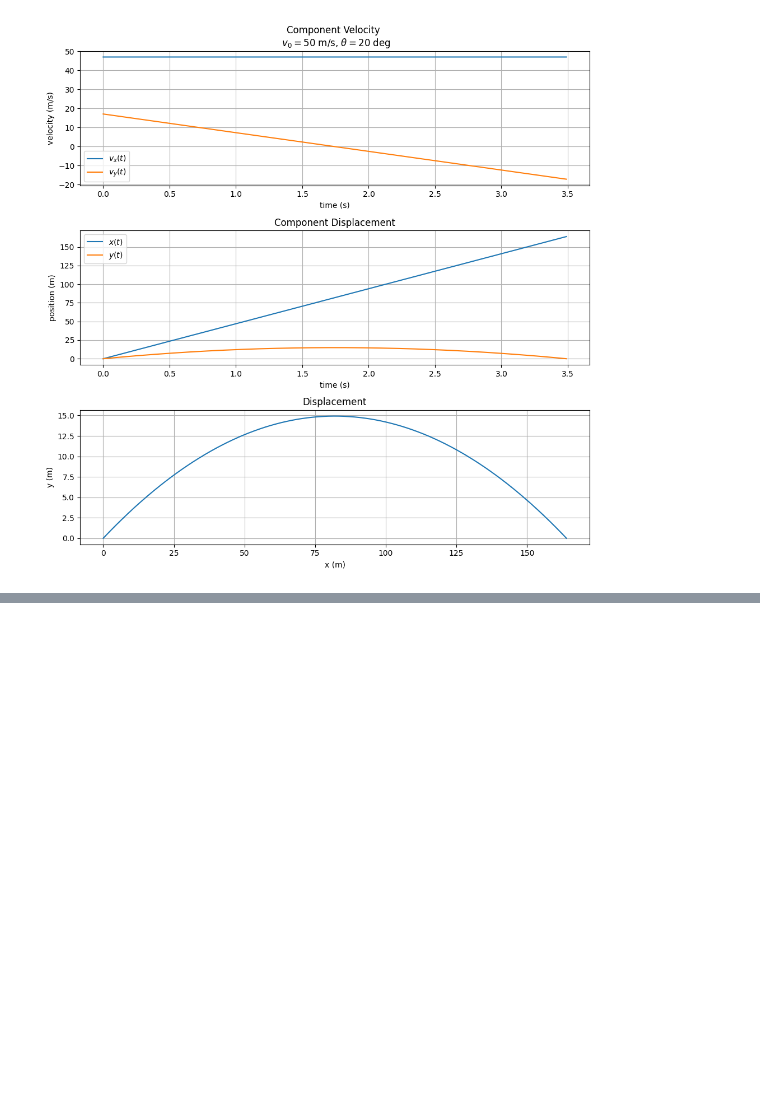
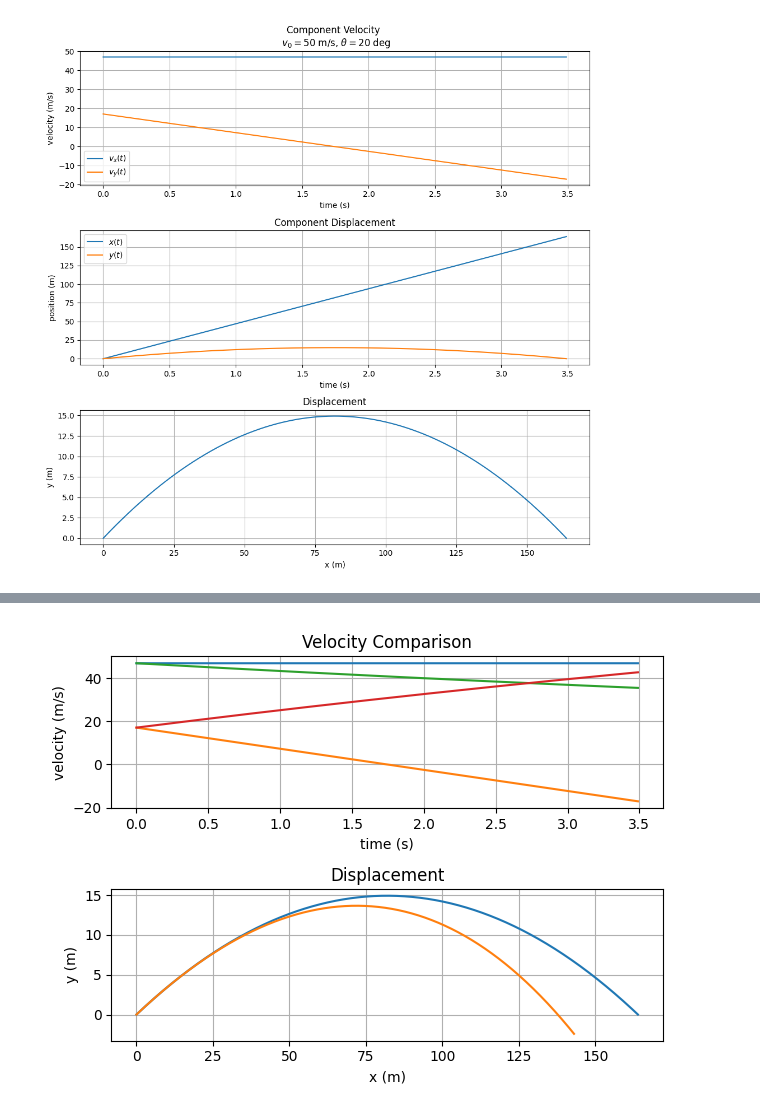
Before and after one commit to lubar1317/lessons-from-lu, a Jupyter notebook: mechanics-simulations/projectiles/analyzing_projectiles.ipynb, the cells around one changed output, grey strips where cells are left out. Drawn from its saved outputs; the diff is of its cells as text; code cells hidden in the pictures; blank space fills up the shorter version.

Commit message:
finished basics for linear drag

```diff
--- a/mechanics-simulations/projectiles/analyzing_projectiles.ipynb
+++ b/mechanics-simulations/projectiles/analyzing_projectiles.ipynb
@@ -139,0 +156,76 @@ v_y(t)
+# %%
+"""
+In this cell, I will plot the trajectories of the dragless and
+linear drag projectiles side by side in order to compare their
+behavior
+"""
+#define important variables
+g = 9.8 #m/s2 --> gravity
+m = .002 #kg --> mass of projectile
+theta = 20 # degrees, function will later convert to radians
+
+#initial positions
+x0 = 0 #m
+y0 = 0 #m
+v0 = 50 #initial velocity, m/s
+
+#drag coefficient and time constant
+beta = 1.6e-4 # N s/m2
+tau = m/beta
+
+#number of time steps
+N = 10000
+
+#time -> for now will use the same as the range for dragless
+tFinal = 2*(v0*np.sin(theta*np.pi/180))/g
+t = np.linspace(0, tFinal, N)
+
+#paramters to plug into our function for determining the trajectory
+paramsLinDrag = [g, m, tau, theta, x0, y0, v0]
+
+def linDrag(t, p):
+    g, m, tau, theta, x0, y0, v0 = p
+    phi = theta*np.pi/180
+    vy0 = np.sin(phi)*v0
+    vx0 = np.cos(phi)*v0
+    vter = tau*g
+
+    vx = vx0*np.exp(-t/tau)
+    vy = vy0*np.exp(-t/tau) + vter*(1-np.exp(-t/tau))
+
+    x = vx0*tau*(1-np.exp(-t/tau))
+    y = (vy0 + vter)*tau*(1-np.exp(-t/tau)) - vter*t
+
+    yx = x * (vy0 + vter)/vx0 + vter * tau * np.log(1 - x/(vx0*tau))
+
+    return [x, y, vx, vy, yx]
+
+x1oft, y1oft, vx1oft, vy1oft = dragless(t, paramsNoDrag)
+x2oft, y2oft, vx2oft, vy2oft, y2ofx = linDrag(t, paramsLinDrag)
+
+#graph, similar to above; will only do velocity and displacement
+
+fig, ax = plt.subplots(2, 1)
+
+ax[0].plot(t, vx1oft)
+ax[0].plot(t, vy1oft)
+ax[0].plot(t, vx2oft)
+ax[0].plot(t, vy2oft)
+ax[0].set_title('Velocity Comparison')
+ax[0].set_xlabel('time (s)')
+ax[0].set_ylabel('velocity (m/s)')
+
+ax[1].plot(x1oft, y1oft)
+ax[1].plot(x2oft, y2oft)
+ax[1].set_title('Displacement')
+ax[1].set_xlabel('x (m)')
+ax[1].set_ylabel('y (m)')
+
+for a in ax:
+    a.grid()
+
+
+fig.tight_layout()
+plt.show()
+# %% [output]
+[figure, added]
```
Also changed, not shown: parts of 4 cells of this notebook.
